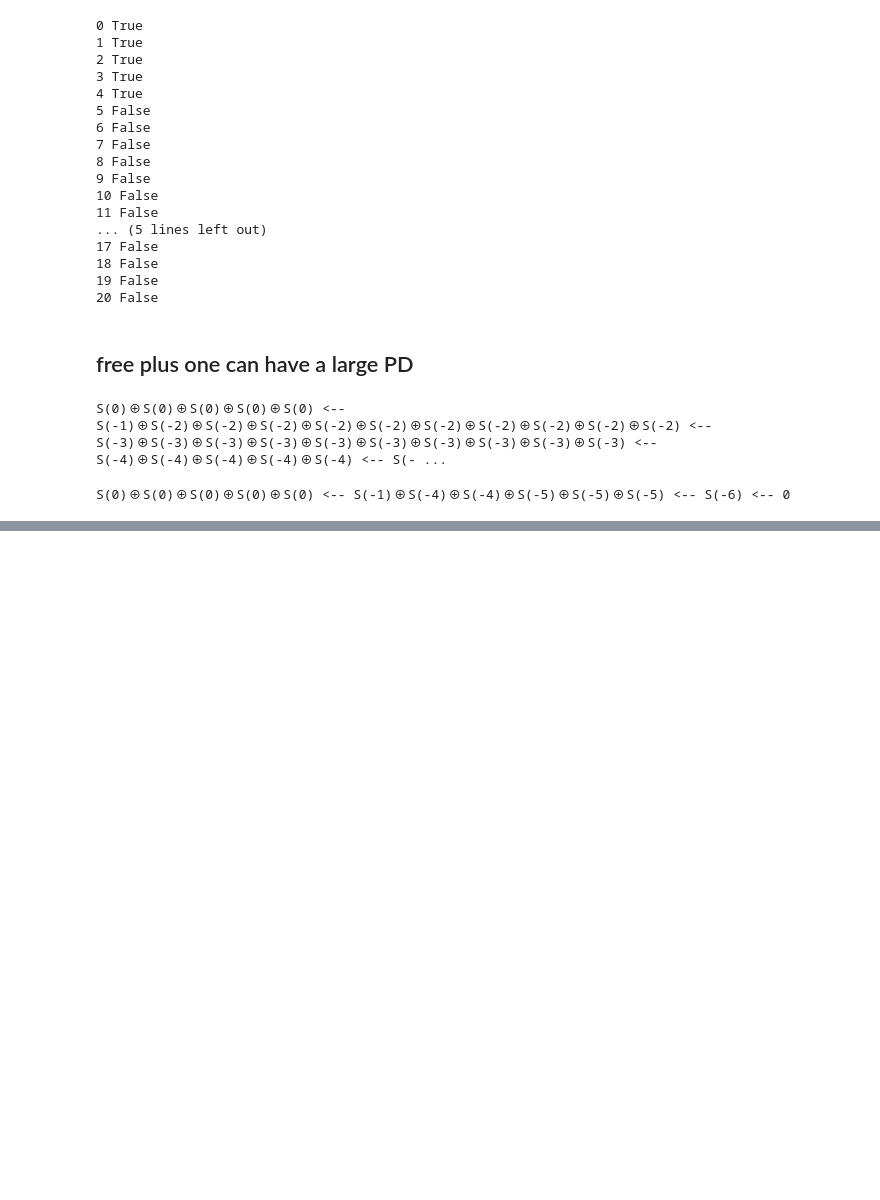
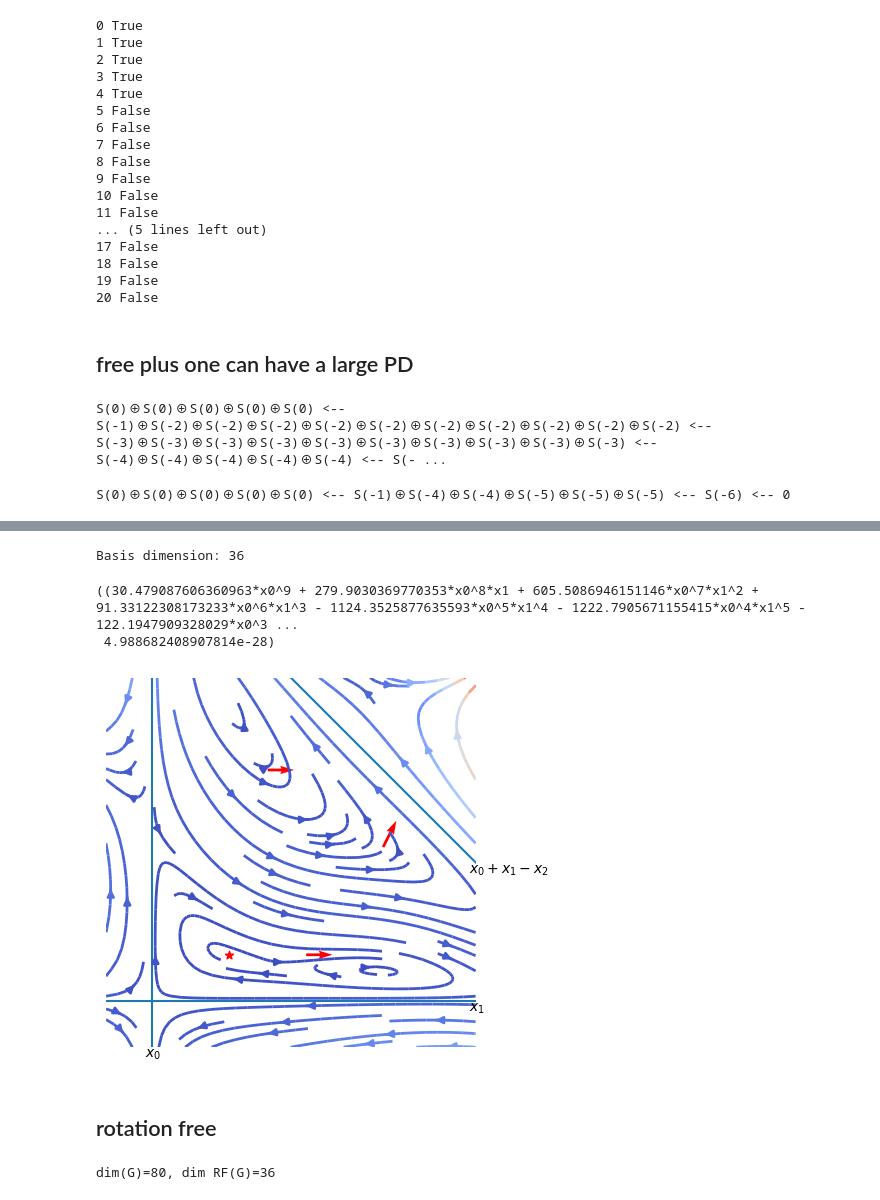
Before and after one commit to jcwjmz/LogarithmicDerivationModule, a Jupyter notebook: LogarithmicVectorFieldsOfArrangements.ipynb, the cells around one changed output, grey strips where cells are left out. Drawn from its saved outputs; the diff is of its cells as text; code cells hidden in the pictures; blank space fills up the shorter version.

```diff
--- a/LogarithmicVectorFieldsOfArrangements.ipynb
+++ b/LogarithmicVectorFieldsOfArrangements.ipynb
@@ -1772,0 +2555,24 @@ S(0)⊕S(0)⊕S(0)⊕S(0)⊕S(0) <-- S(-1)⊕S(-4)⊕S(-4)⊕S(-5)⊕S(-5)⊕S(-
+# %%
+# fitting div-free v.f.
+## we can see another vortex at the singular point
+u, err=fit_vf(A,P,DFA)
+A.plot_vfield(u,Obs=P,nx=20,ny=20,xlim=(-0.1,0.7),ylim=(-0.1,0.7),quiver=False)
+u, err
+# %% [output]
+Basis dimension: 36
+((30.479087606360963*x0^9 + 279.9030369770353*x0^8*x1 + 605.5086946151146*x0^7*x1^2 + 91.33122308173233*x0^6*x1^3 - 1124.3525877635593*x0^5*x1^4 - 1222.7905671155415*x0^4*x1^5 - 122.1947909328029*x0^3 ...
+ 4.988682408907814e-28)
+[figure, added]
+# %% [markdown]
+## rotation free
+# %%
+# we need higher degree
+k0=9
+mod_gens=graded_component(A.minimal_generators[1:],k0) # except for Euler
+
+G = dehomogenise(A,mod_gens)
+G = vector_basis(G) # Remove linear dependency
+RFA = rotation_free(G)
+print(f'dim(G)={len(G)}, dim RF(G)={len(RFA)}')  # from a dimension counting, we know that we need harmonic flow!
+# %% [output]
+dim(G)=80, dim RF(G)=36
```
Also changed, not shown: parts of 131 cells of this notebook.
